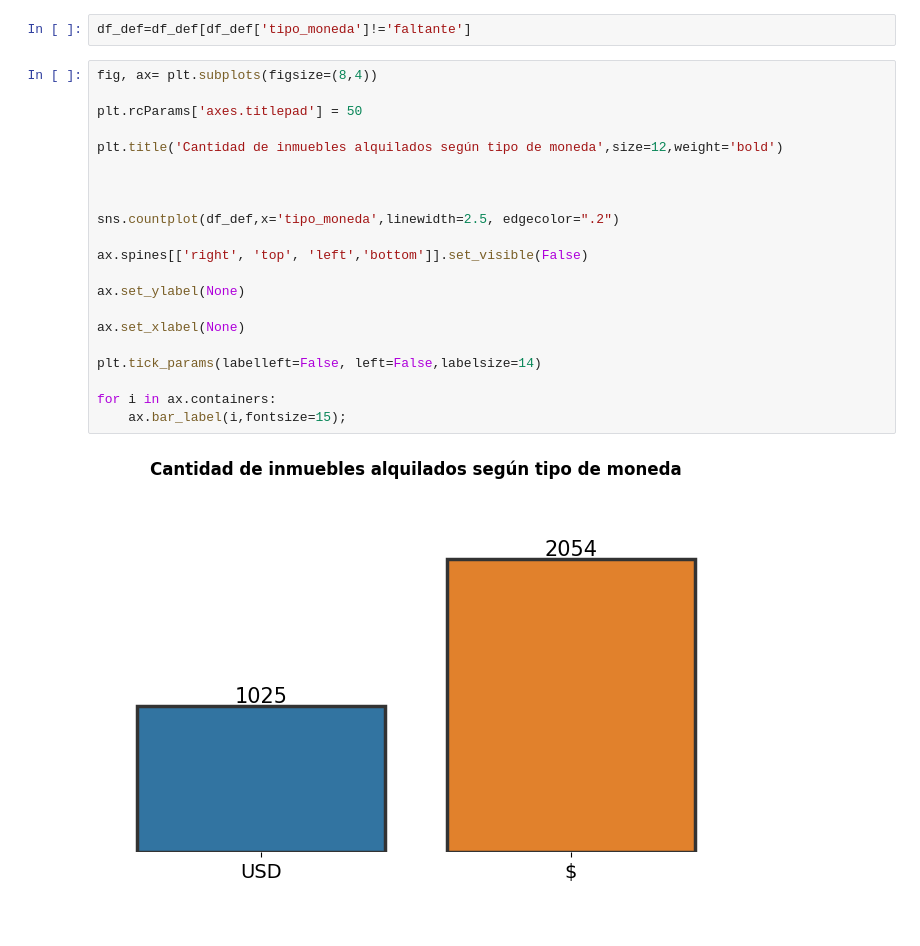
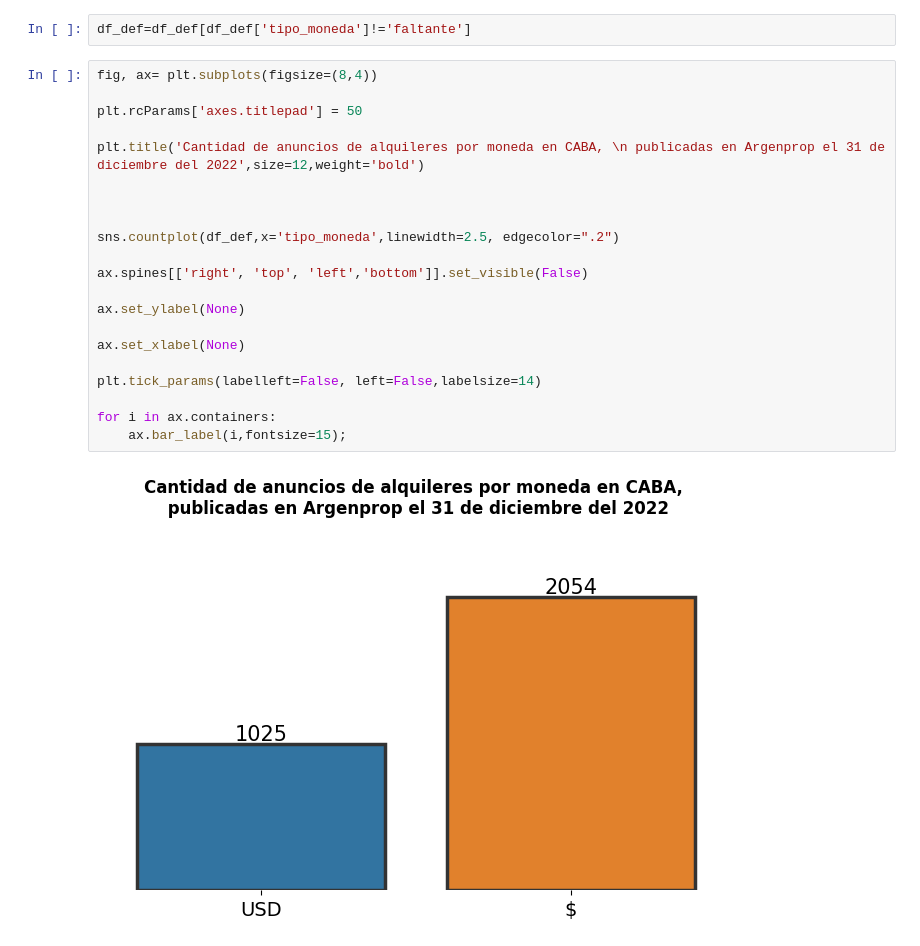
Before and after one commit to AgustinCdeCelis/Argenprop, a Jupyter notebook: modelo.ipynb, the cells around one changed output. Saved outputs shown, nothing was run; the diff lists cells and outputs as text; blank space fills up the shorter version.

```diff
--- a/modelo.ipynb
+++ b/modelo.ipynb
@@ -380,26 +381,26 @@ df_def=df_def[df_def['tipo_moneda']!='faltante']
 # %%
 fig, ax= plt.subplots(figsize=(8,4))
 
 plt.rcParams['axes.titlepad'] = 50
 
-plt.title('Cantidad de inmuebles alquilados según tipo de moneda',size=12,weight='bold')
+plt.title('Cantidad de anuncios de alquileres por moneda en CABA, \n publicadas en Argenprop el 31 de diciembre del 2022',size=12,weight='bold')
 
 
 
 sns.countplot(df_def,x='tipo_moneda',linewidth=2.5, edgecolor=".2")
 
 ax.spines[['right', 'top', 'left','bottom']].set_visible(False)
 
 ax.set_ylabel(None)
 
 ax.set_xlabel(None)
 
 plt.tick_params(labelleft=False, left=False,labelsize=14)
 
 for i in ax.containers:
     ax.bar_label(i,fontsize=15);
 # %% [output]
-[figure, old version]
+[figure, new version]
 # %%
 plt.rcParams['figure.figsize']=8,4
 
```
Also changed, not shown: parts of 14 cells of this notebook, 7 other files.
